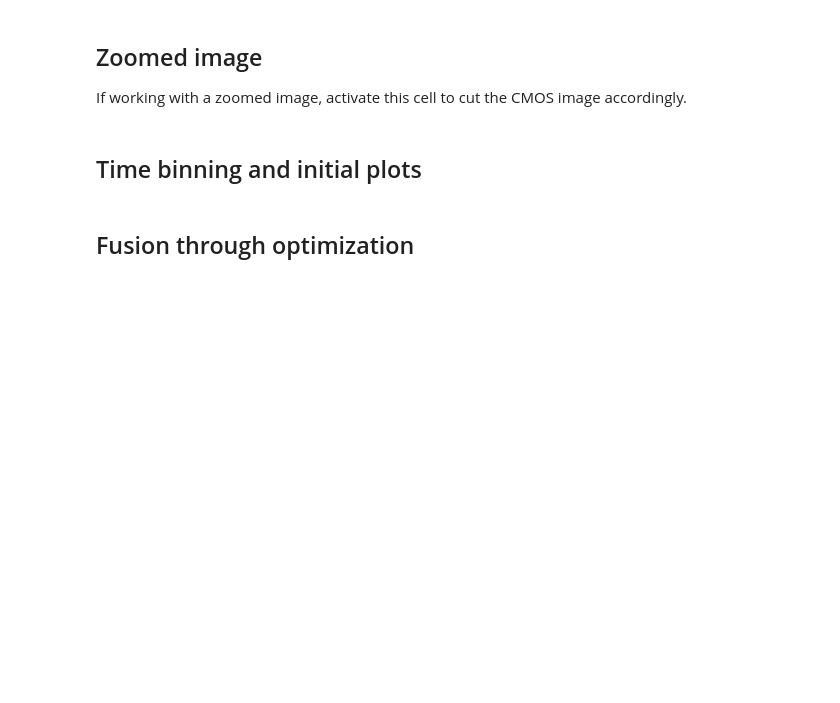
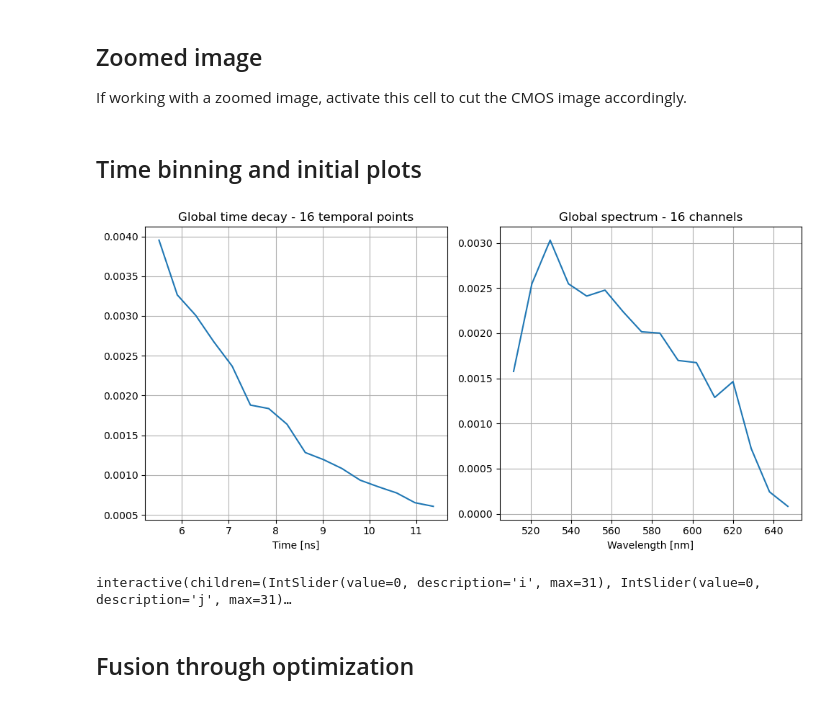
Before and after one commit to FluoLab/datafusion, a Jupyter notebook: analysis.ipynb, the cells around one changed output. Saved outputs shown, nothing was run; the diff lists cells and outputs as text; code cells hidden in the pictures; blank space fills up the shorter version.

```diff
--- a/analysis.ipynb
+++ b/analysis.ipynb
@@ -70,34 +70,36 @@ if ZOOMED:
 # %%
 # cut the time (first)
 curve = np.squeeze(np.sum(original_spc, axis=(1, 2, 3)))
 val = np.max(curve)
 pos_max = np.argmax(curve)
 curve = curve[pos_max:]
 # b = np.argmin(abs(curve - curve[0] * (1 - np.exp(-1 / 1))))
 b = 1024
 
 spc = original_spc[pos_max: (pos_max + b)]
 t = original_t[pos_max: (pos_max + b)]
 
 # data binning (after cut)
-t, spc, dt = bin_data(spc, t, 0.2)
+t, spc, dt = bin_data(spc, t, 0.4)
 spc = spc / np.max(spc)
 
 time_decay = np.mean(spc, axis=(1, 2, 3))
 
 _, ax = plt.subplots(1, 2, figsize=(10, 5))
 ax[0].plot(t, time_decay)
 ax[0].set_title(f"Global time decay - {len(t)} temporal points")
 ax[0].set_xlabel("Time [ns]")
 ax[0].grid()
 
 ax[1].plot(lam, spc.mean(axis=(0, 2, 3)))
 ax[1].set_title(f"Global spectrum - {len(lam)} channels")
 ax[1].set_xlabel("Wavelength [nm]")
 ax[1].grid()
 
 plt.tight_layout()
 plt.show()
+# %% [output]
+[figure, added]
 # %%
 initial_spectrums = np.mean(spc, axis=0)
 min_spectrums, max_spectrums = np.min(initial_spectrums), np.max(initial_spectrums)
@@ -135,6 +137,8 @@ interact(
     j=(0, spc.shape[-1] - 1, 1),
     z=(0, cmos.shape[0] - 1, 1),
 );
+# %% [output]
+interactive(children=(IntSlider(value=0, description='i', max=31), IntSlider(value=0, description='j', max=31)…
 # %% [markdown]
 ## Fusion through optimization
 # %%
```
Also changed, not shown: parts of 2 cells of this notebook, 2 other files.
